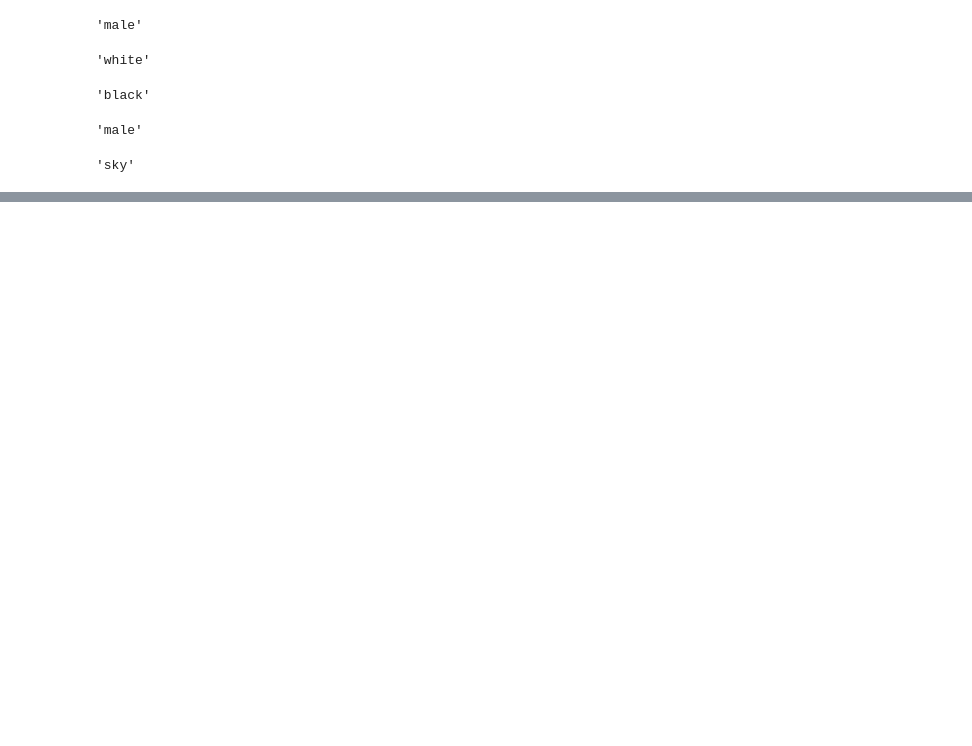
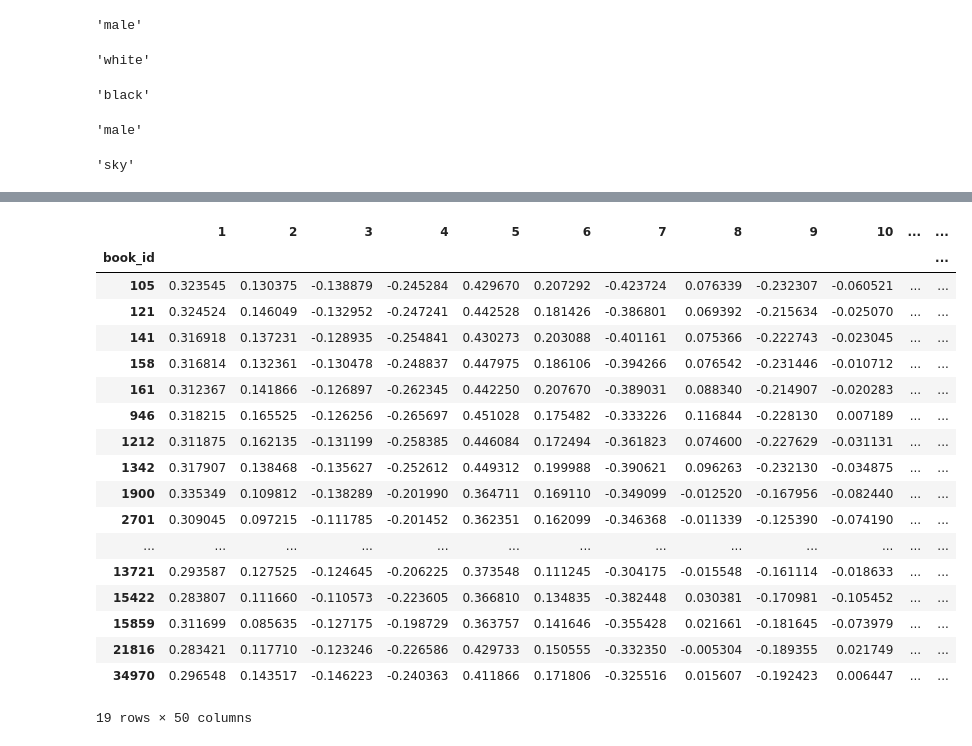
Before and after one commit to ontoligent/DS5001-2023-01-R, a Jupyter notebook: lessons/M09_WordEmbedding/M09_01_GloVe.ipynb, the cells around one changed output, grey strips where cells are left out. Saved outputs shown, nothing was run; the diff lists cells and outputs as text; code cells hidden in the pictures; blank space fills up the shorter version.

```diff
--- a/lessons/M09_WordEmbedding/M09_01_GloVe.ipynb
+++ b/lessons/M09_WordEmbedding/M09_01_GloVe.ipynb
@@ -157,0 +245,22 @@ get_analogy('day','sun','night')
+# %%
+BOOKS
+# %% [output]
+|  | 1 | 2 | 3 | 4 | 5 | 6 | 7 | 8 | 9 | 10 | ... | ... |
+| book_id |  |  |  |  |  |  |  |  |  |  |  | ... |
+| 105 | 0.323545 | 0.130375 | -0.138879 | -0.245284 | 0.429670 | 0.207292 | -0.423724 | 0.076339 | -0.232307 | -0.060521 | ... | ... |
+| 121 | 0.324524 | 0.146049 | -0.132952 | -0.247241 | 0.442528 | 0.181426 | -0.386801 | 0.069392 | -0.215634 | -0.025070 | ... | ... |
+| 141 | 0.316918 | 0.137231 | -0.128935 | -0.254841 | 0.430273 | 0.203088 | -0.401161 | 0.075366 | -0.222743 | -0.023045 | ... | ... |
+| 158 | 0.316814 | 0.132361 | -0.130478 | -0.248837 | 0.447975 | 0.186106 | -0.394266 | 0.076542 | -0.231446 | -0.010712 | ... | ... |
+| 161 | 0.312367 | 0.141866 | -0.126897 | -0.262345 | 0.442250 | 0.207670 | -0.389031 | 0.088340 | -0.214907 | -0.020283 | ... | ... |
+| 946 | 0.318215 | 0.165525 | -0.126256 | -0.265697 | 0.451028 | 0.175482 | -0.333226 | 0.116844 | -0.228130 | 0.007189 | ... | ... |
+| 1212 | 0.311875 | 0.162135 | -0.131199 | -0.258385 | 0.446084 | 0.172494 | -0.361823 | 0.074600 | -0.227629 | -0.031131 | ... | ... |
+| 1342 | 0.317907 | 0.138468 | -0.135627 | -0.252612 | 0.449312 | 0.199988 | -0.390621 | 0.096263 | -0.232130 | -0.034875 | ... | ... |
+| 1900 | 0.335349 | 0.109812 | -0.138289 | -0.201990 | 0.364711 | 0.169110 | -0.349099 | -0.012520 | -0.167956 | -0.082440 | ... | ... |
+| 2701 | 0.309045 | 0.097215 | -0.111785 | -0.201452 | 0.362351 | 0.162099 | -0.346368 | -0.011339 | -0.125390 | -0.074190 | ... | ... |
+| ... | ... | ... | ... | ... | ... | ... | ... | ... | ... | ... | ... | ... |
+| 13721 | 0.293587 | 0.127525 | -0.124645 | -0.206225 | 0.373548 | 0.111245 | -0.304175 | -0.015548 | -0.161114 | -0.018633 | ... | ... |
+| 15422 | 0.283807 | 0.111660 | -0.110573 | -0.223605 | 0.366810 | 0.134835 | -0.382448 | 0.030381 | -0.170981 | -0.105452 | ... | ... |
+| 15859 | 0.311699 | 0.085635 | -0.127175 | -0.198729 | 0.363757 | 0.141646 | -0.355428 | 0.021661 | -0.181645 | -0.073979 | ... | ... |
+| 21816 | 0.283421 | 0.117710 | -0.123246 | -0.226586 | 0.429733 | 0.150555 | -0.332350 | -0.005304 | -0.189355 | 0.021749 | ... | ... |
+| 34970 | 0.296548 | 0.143517 | -0.146223 | -0.240363 | 0.411866 | 0.171806 | -0.325516 | 0.015607 | -0.192423 | 0.006447 | ... | ... |
+19 rows × 50 columns
```
Also changed, not shown: parts of 21 cells of this notebook, 1 other file.
